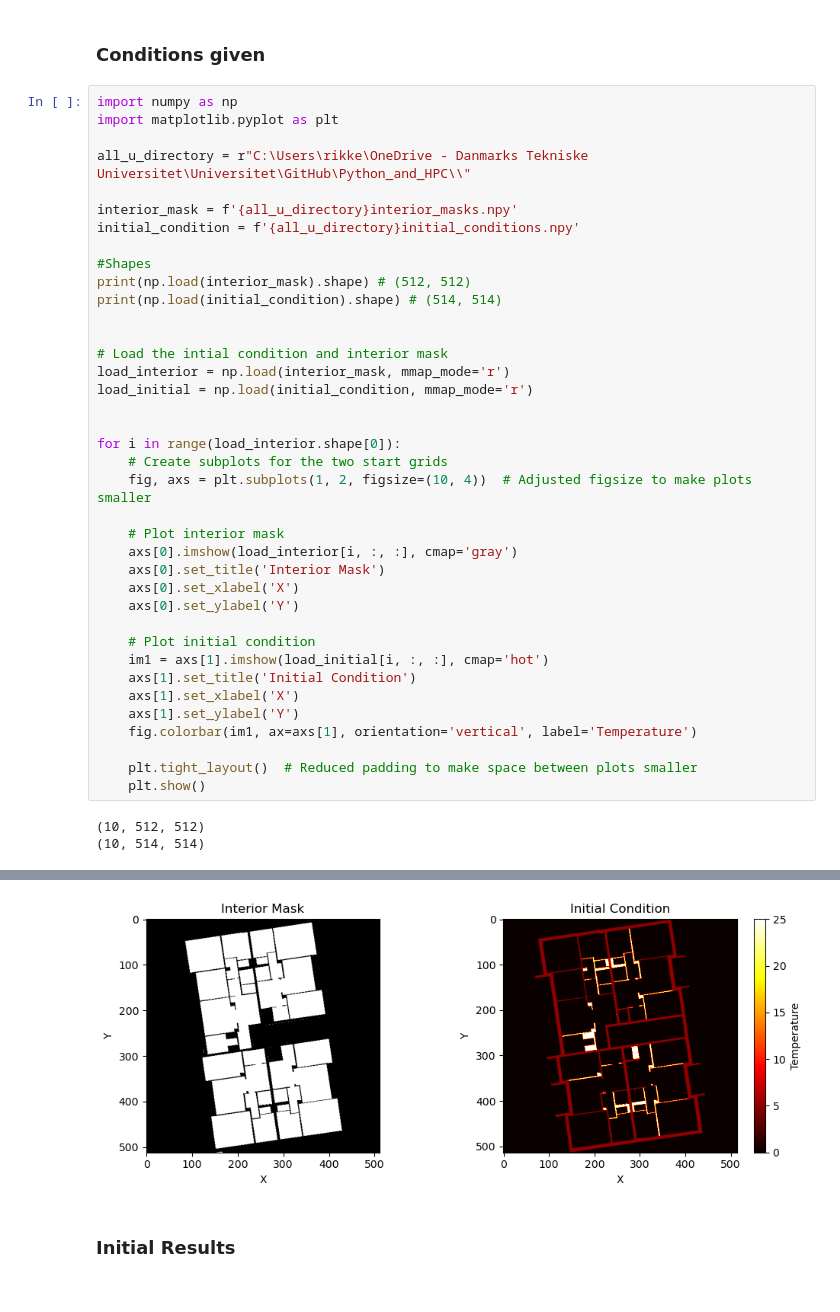
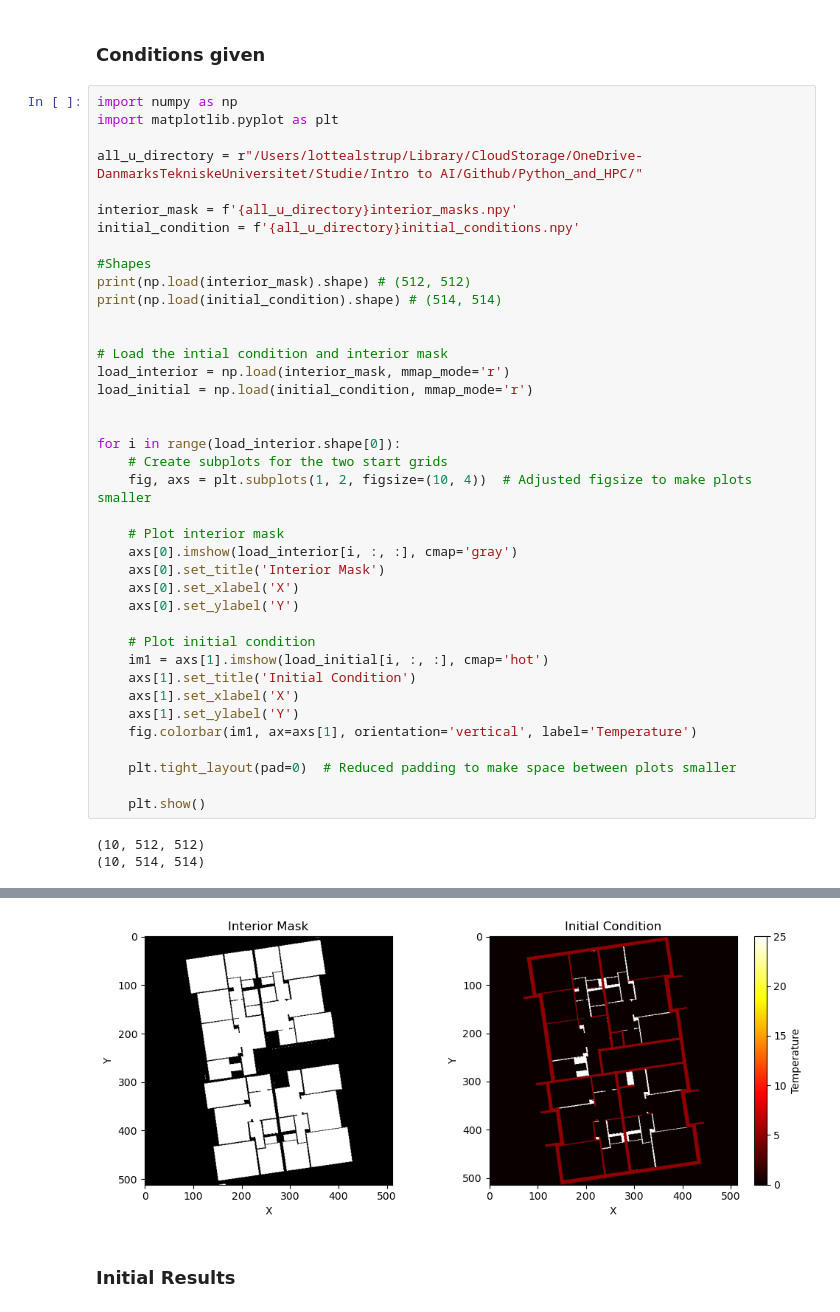
Before and after one commit to AmalieEBjerrum/Python_and_HPC, a Jupyter notebook: visualization.ipynb, the cells around one changed output, grey strips where cells are left out. Saved outputs shown, nothing was run; the diff lists cells and outputs as text.

Commit message:
visualization

```diff
--- a/visualization.ipynb
+++ b/visualization.ipynb
@@ -4,7 +4,7 @@
 import numpy as np
 import matplotlib.pyplot as plt
 
-all_u_directory = r"C:\Users\rikke\OneDrive - Danmarks Tekniske Universitet\Universitet\GitHub\Python_and_HPC\\"
+all_u_directory = r"/Users/lottealstrup/Library/CloudStorage/OneDrive-DanmarksTekniskeUniversitet/Studie/Intro to AI/Github/Python_and_HPC/"
 
 interior_mask = f'{all_u_directory}interior_masks.npy'
 initial_condition = f'{all_u_directory}initial_conditions.npy'
@@ -36,7 +36,8 @@ for i in range(load_interior.shape[0]):
     axs[1].set_ylabel('Y')
     fig.colorbar(im1, ax=axs[1], orientation='vertical', label='Temperature')
 
-    plt.tight_layout()  # Reduced padding to make space between plots smaller
+    plt.tight_layout(pad=0)  # Reduced padding to make space between plots smaller
+
     plt.show()
 # %% [output]
 (10, 512, 512)
@@ -53,4 +54,4 @@ for i in range(load_interior.shape[0]):
-[figure, old version]
+[figure, new version]
 # %% [markdown]
 ### Initial Results
 # %%
```
Also changed, not shown: parts of 1 cell of this notebook, 1 other file.
